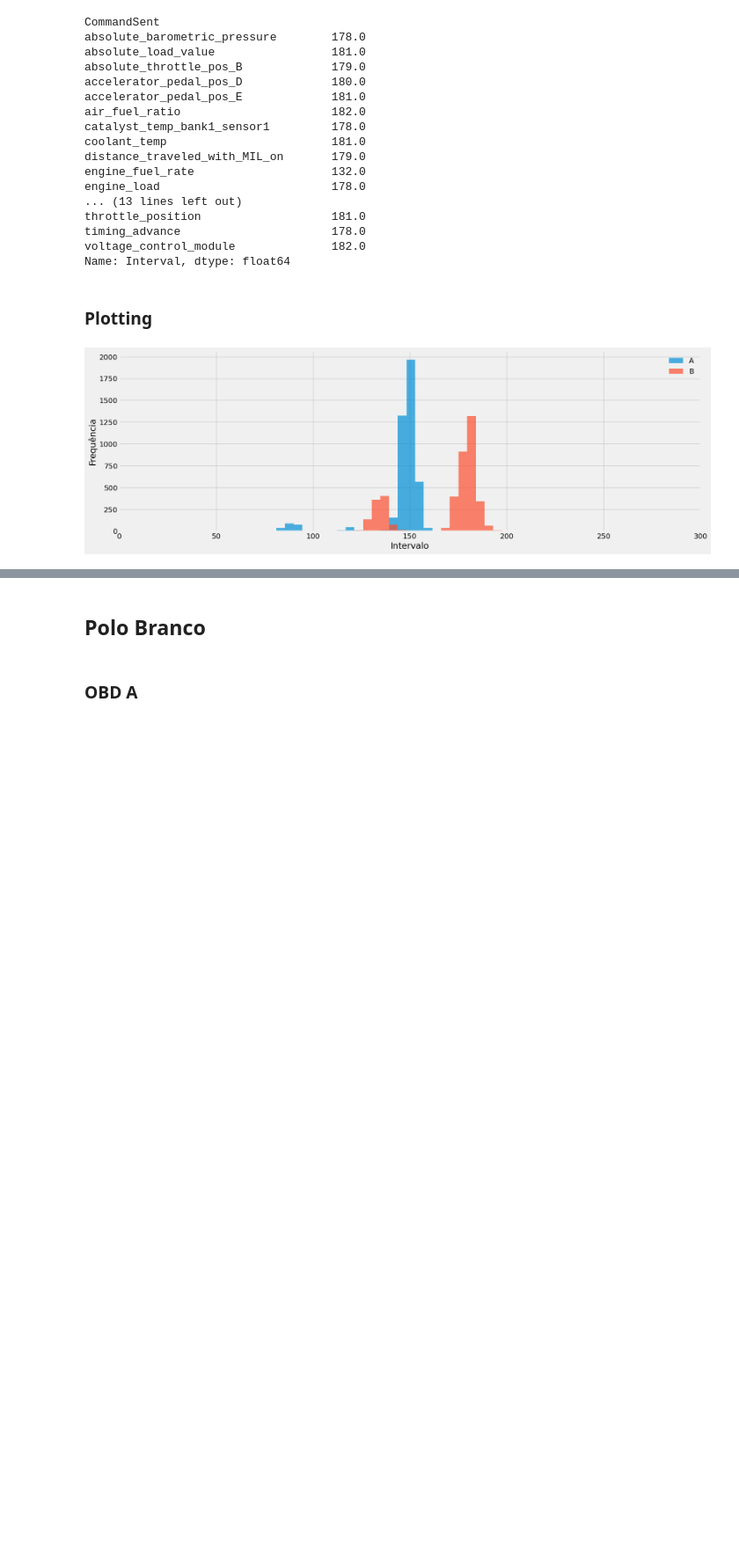
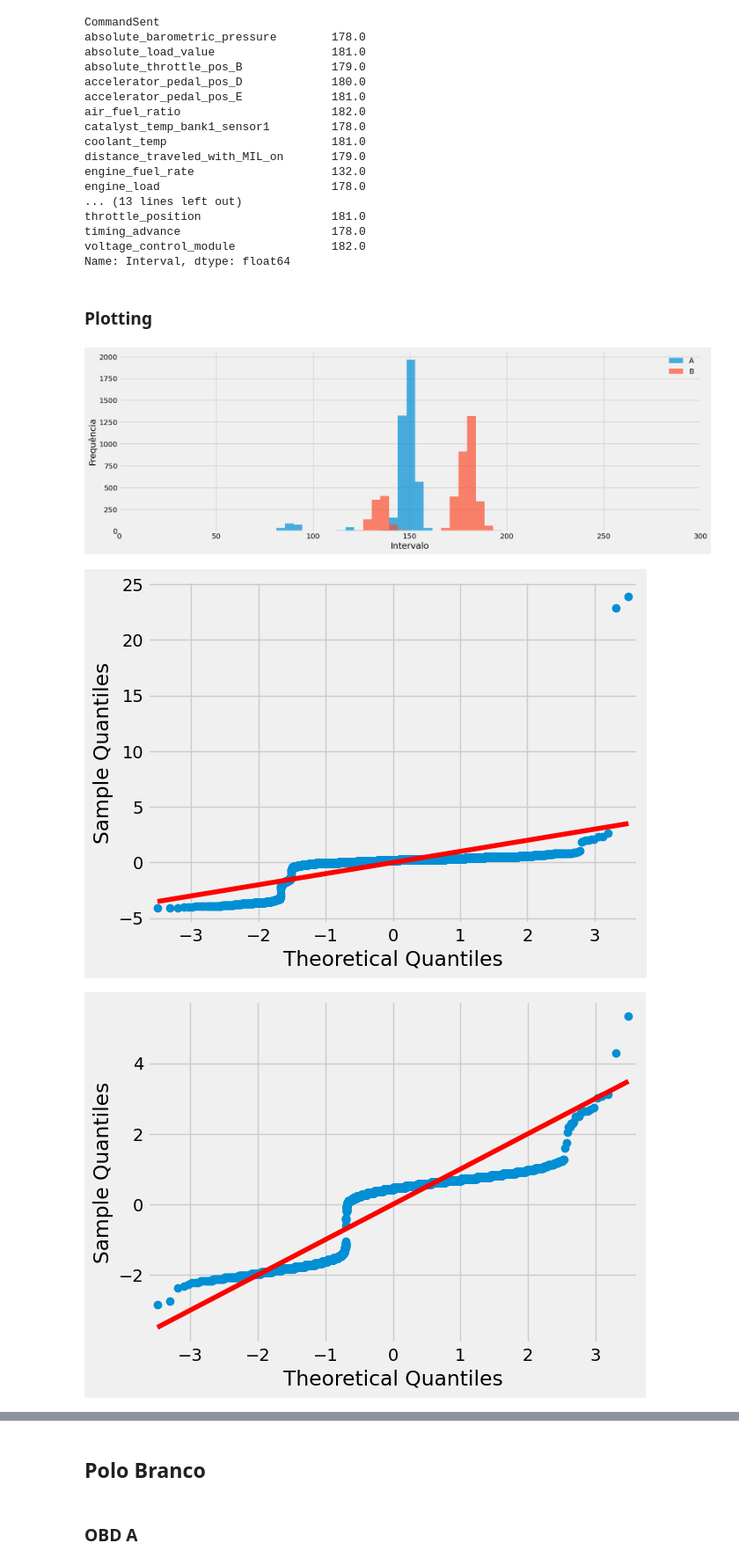
Before and after one commit to conect2ai/SBRC2025-App2Car, a Jupyter notebook: notebooks/debug.ipynb, the cells around one changed output, grey strips where cells are left out. Shown at 88% size. Saved outputs shown, nothing was run; the diff lists cells and outputs as text; code cells hidden in the pictures; blank space fills up the shorter version.

```diff
--- a/notebooks/debug.ipynb
+++ b/notebooks/debug.ipynb
@@ -141,3 +143,11 @@ plt.legend(loc="upper right", frameon=False)
 plt.show()
 # %% [output]
 [figure]
+# %%
+qqplot(polo_prata_a["Interval"].values, line="s", fit=True)
+qqplot(polo_prata_b["Interval"].values, line="s", fit=True)
+
+plt.show()
+# %% [output]
+[figure, added]
+[figure, added]
```
Also changed, not shown: parts of 45 cells of this notebook, 1 other file.
